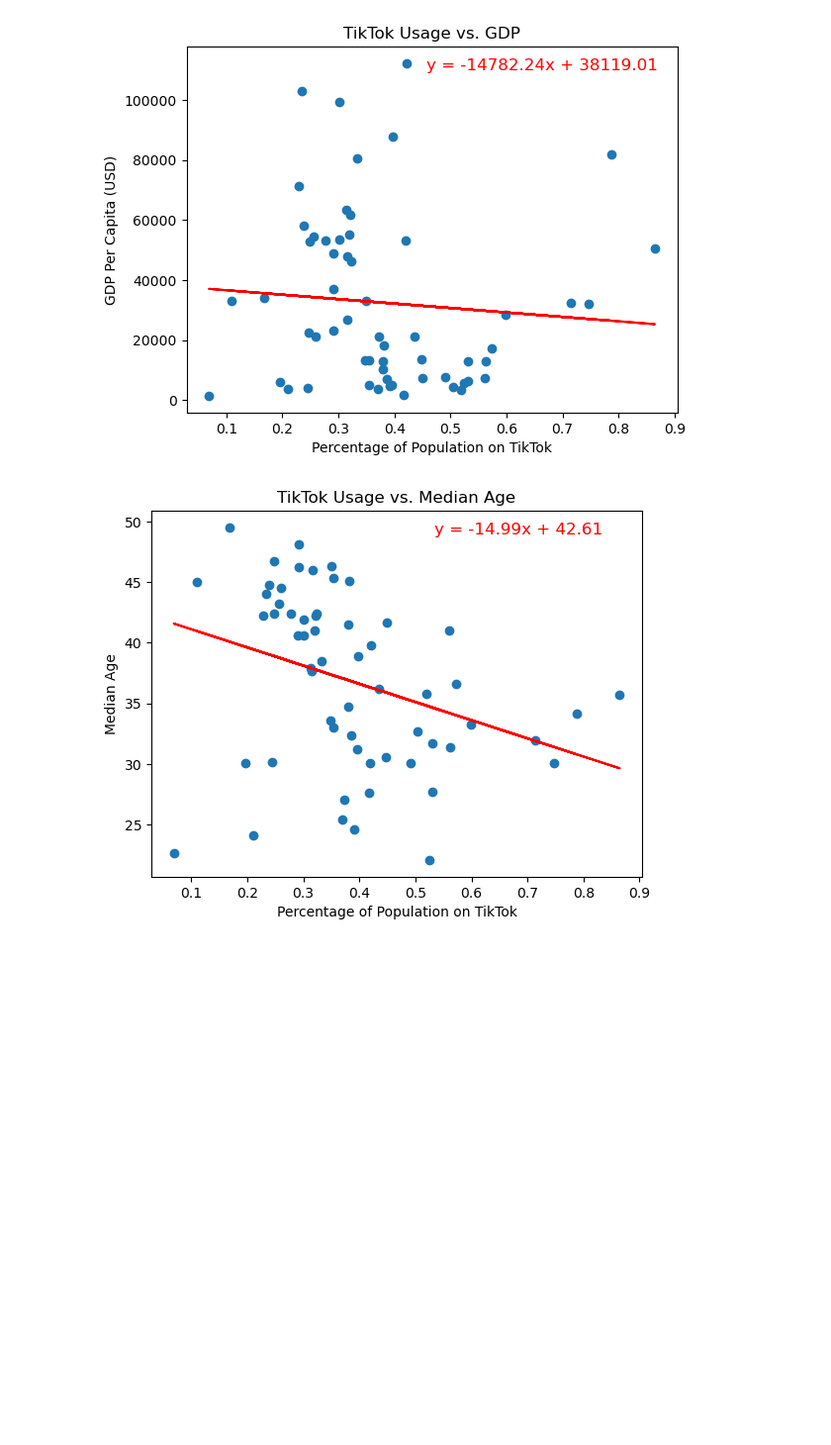
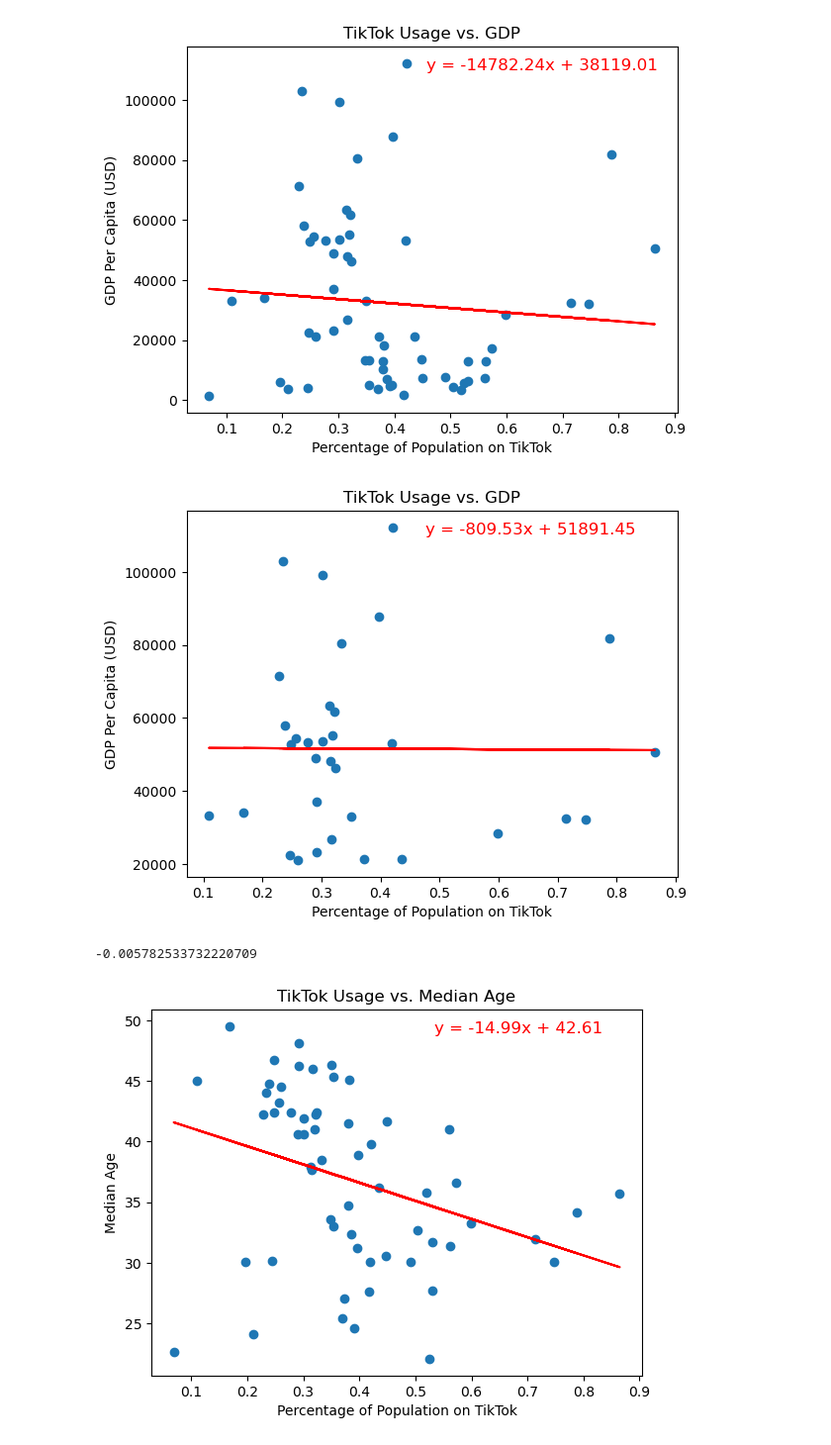
Before and after one commit to MyJineng/Project1, a Jupyter notebook: platform_analysis/platform_analysis.ipynb, the cells around one changed output. Shown: that part at 99% size. Drawn from its saved outputs; the diff is of its cells as text; code cells hidden in the pictures; blank space fills up the shorter version.

```diff
--- a/platform_analysis/platform_analysis.ipynb
+++ b/platform_analysis/platform_analysis.ipynb
@@ -202,6 +249,30 @@ plt.ylabel("GDP Per Capita (USD)")
 plt.show()
 # %% [output]
 [figure]
+# %%
+# Again, let's constrict our analysis to countries with GDPs of over 20000
+tt_data_sort_gdp = tt_data_complete.loc[tt_data_complete['GDP Per Capita (USD)'] > 20000]
+
+# Calculate line of best fit (code taken from week 5 exercise)
+(slope, intercept, rvalue, pvalue, stderr) = linregress(tt_data_sort_gdp["% of Population"], tt_data_sort_gdp["GDP Per Capita (USD)"])
+regress_values = tt_data_sort_gdp["% of Population"] * slope + intercept
+line_eq = "y = " + str(round(slope,2)) + "x + " + str(round(intercept,2))
+
+# Plot data
+plt.scatter(tt_data_sort_gdp["% of Population"], tt_data_sort_gdp["GDP Per Capita (USD)"])
+
+# Add line of best fit
+plt.plot(tt_data_sort_gdp["% of Population"],regress_values,"r-")
+plt.annotate(line_eq,(0.55,0.88),fontsize=12,color="red", xycoords="subfigure fraction")
+
+# Label chart
+plt.title("TikTok Usage vs. GDP")
+plt.xlabel("Percentage of Population on TikTok")
+plt.ylabel("GDP Per Capita (USD)")
+plt.show()
+# %% [output]
+[figure, added]
+-0.005782533732220709
 # %%
 # Calculate line of best fit (code taken from week 5 exercise)
 (slope, intercept, rvalue, pvalue, stderr) = linregress(tt_data_complete["% of Population"], tt_data_complete["Median Age"])
```
Also changed, not shown: parts of 4 cells of this notebook, 1 other file.
